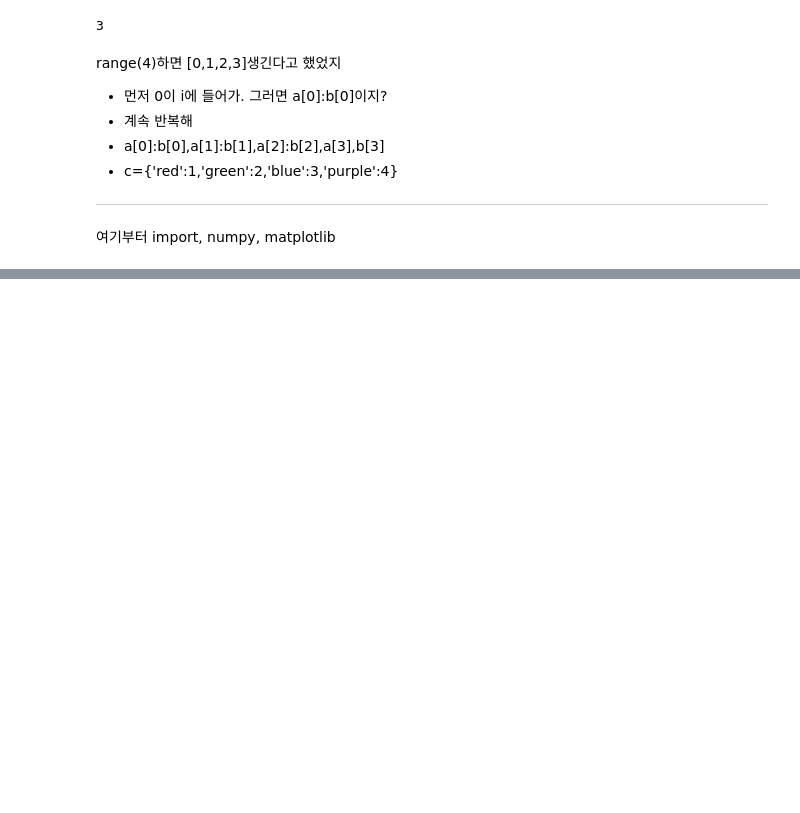
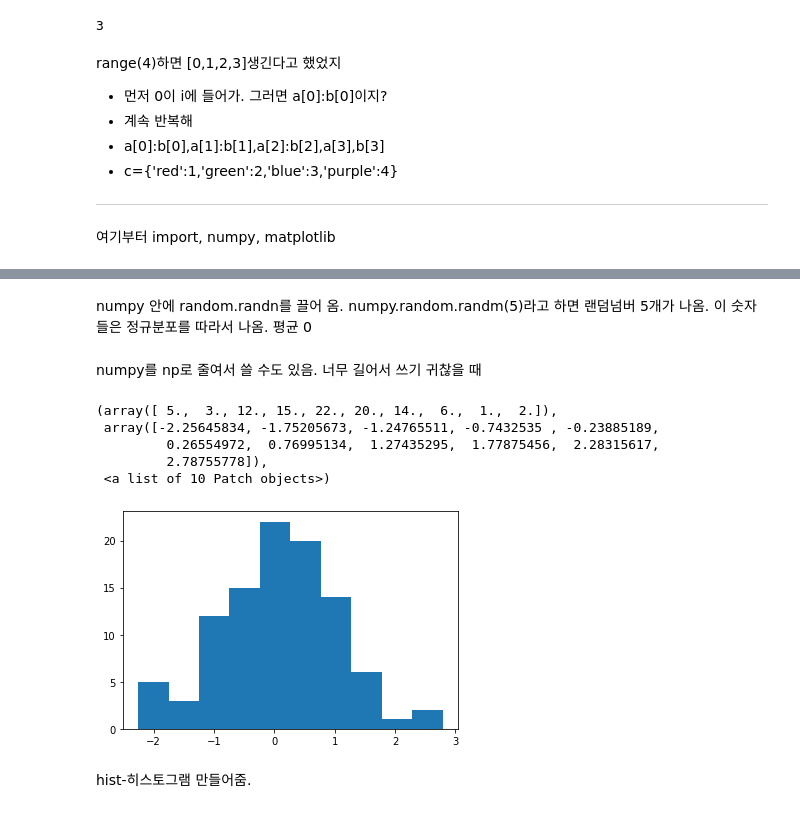
Before and after one commit to hyesuun/class2022Spring, a Jupyter notebook: 2022_0316.ipynb, the cells around one changed output, grey strips where cells are left out. Cells and saved outputs as stored; diff of their text form; code cells hidden in the pictures; blank space fills up the shorter version.

```diff
--- a/2022_0316.ipynb
+++ b/2022_0316.ipynb
@@ -391,0 +398,2 @@ range(4)하면 [0,1,2,3]생긴다고 했었지
+# %% [markdown]
+numpy 안에 random.randn를 끌어 옴. numpy.random.randm(5)라고 하면 랜덤넘버 5개가 나옴. 이 숫자들은 정규분포를 따라서 나옴. 평균 0
@@ -391,0 +402,4 @@ range(4)하면 [0,1,2,3]생긴다고 했었지
+# %% [markdown]
+numpy를 np로 줄여서 쓸 수도 있음. 너무 길어서 쓰기 귀찮을 때
+# %%
+n=np.random.randn(100)
@@ -391,0 +408,11 @@ range(4)하면 [0,1,2,3]생긴다고 했었지
+# %%
+matplotlib.pyplot.hist(n)
+# %% [output]
+(array([ 5.,  3., 12., 15., 22., 20., 14.,  6.,  1.,  2.]),
+ array([-2.25645834, -1.75205673, -1.24765511, -0.7432535 , -0.23885189,
+         0.26554972,  0.76995134,  1.27435295,  1.77875456,  2.28315617,
+         2.78755778]),
+ <a list of 10 Patch objects>)
+[figure, added]
+# %% [markdown]
+hist-히스토그램 만들어줌.
```
Also changed, not shown: parts of 4 cells of this notebook.
